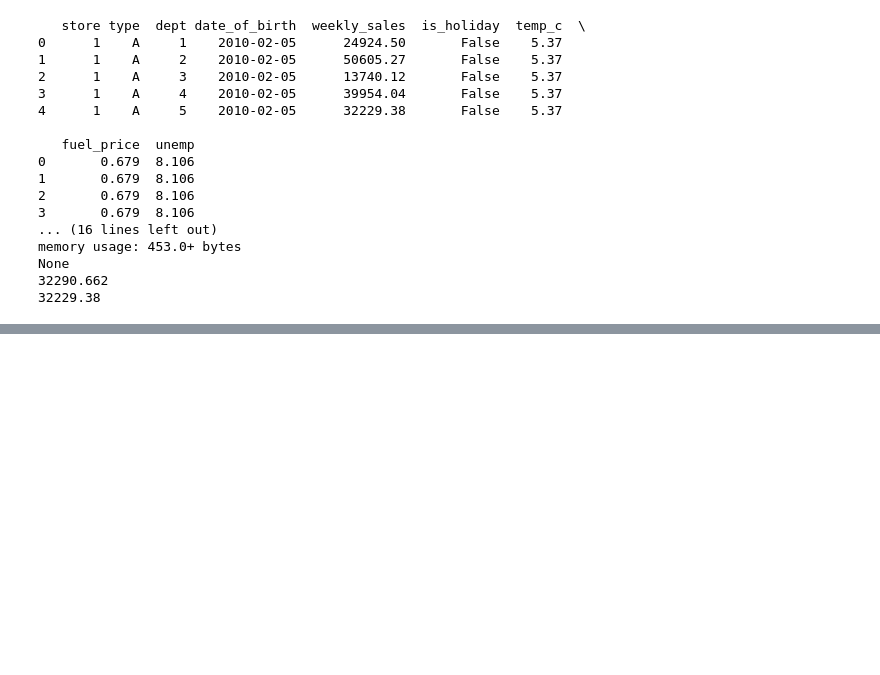
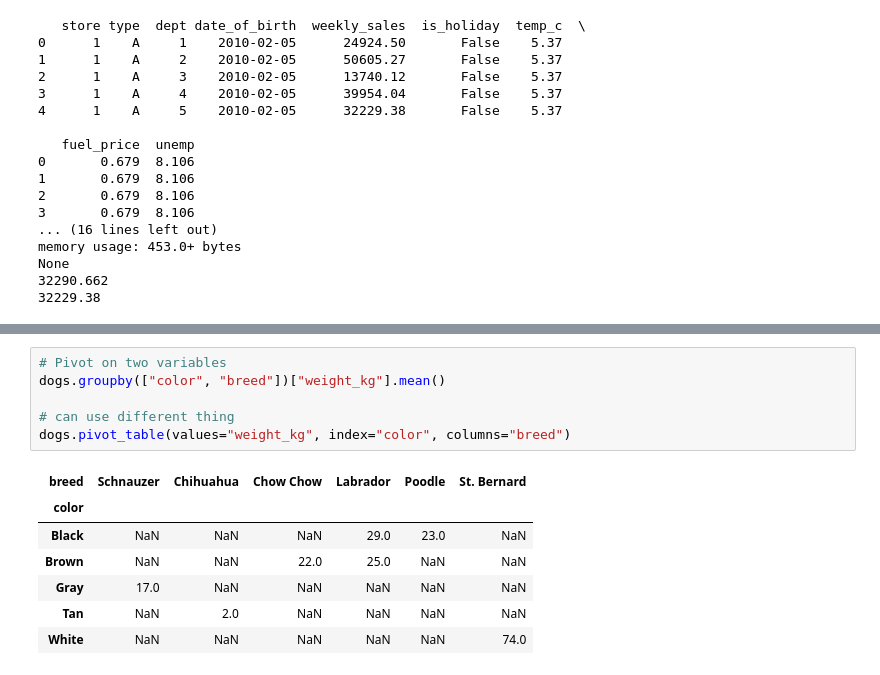
Before and after one commit to Abito21/DataScience-Python-DataCamp, a Jupyter notebook: 3-Data-Manipulation-with-Pandas.ipynb, the cells around one changed output, grey strips where cells are left out. Drawn from its saved outputs; the diff is of its cells as text; blank space fills up the shorter version.

```diff
--- a/3-Data-Manipulation-with-Pandas.ipynb
+++ b/3-Data-Manipulation-with-Pandas.ipynb
@@ -419,0 +717,14 @@ None
+# %%
+# Pivot on two variables
+dogs.groupby(["color", "breed"])["weight_kg"].mean()
+
+# can use different thing
+dogs.pivot_table(values="weight_kg", index="color", columns="breed")
+# %% [output]
+| breed | Schnauzer | Chihuahua | Chow Chow | Labrador | Poodle | St. Bernard |
+| color |  |  |  |  |  |  |
+| Black | NaN | NaN | NaN | 29.0 | 23.0 | NaN |
+| Brown | NaN | NaN | 22.0 | 25.0 | NaN | NaN |
+| Gray | 17.0 | NaN | NaN | NaN | NaN | NaN |
+| Tan | NaN | 2.0 | NaN | NaN | NaN | NaN |
+| White | NaN | NaN | NaN | NaN | NaN | 74.0 |
```
Also changed, not shown: parts of 46 cells of this notebook.
